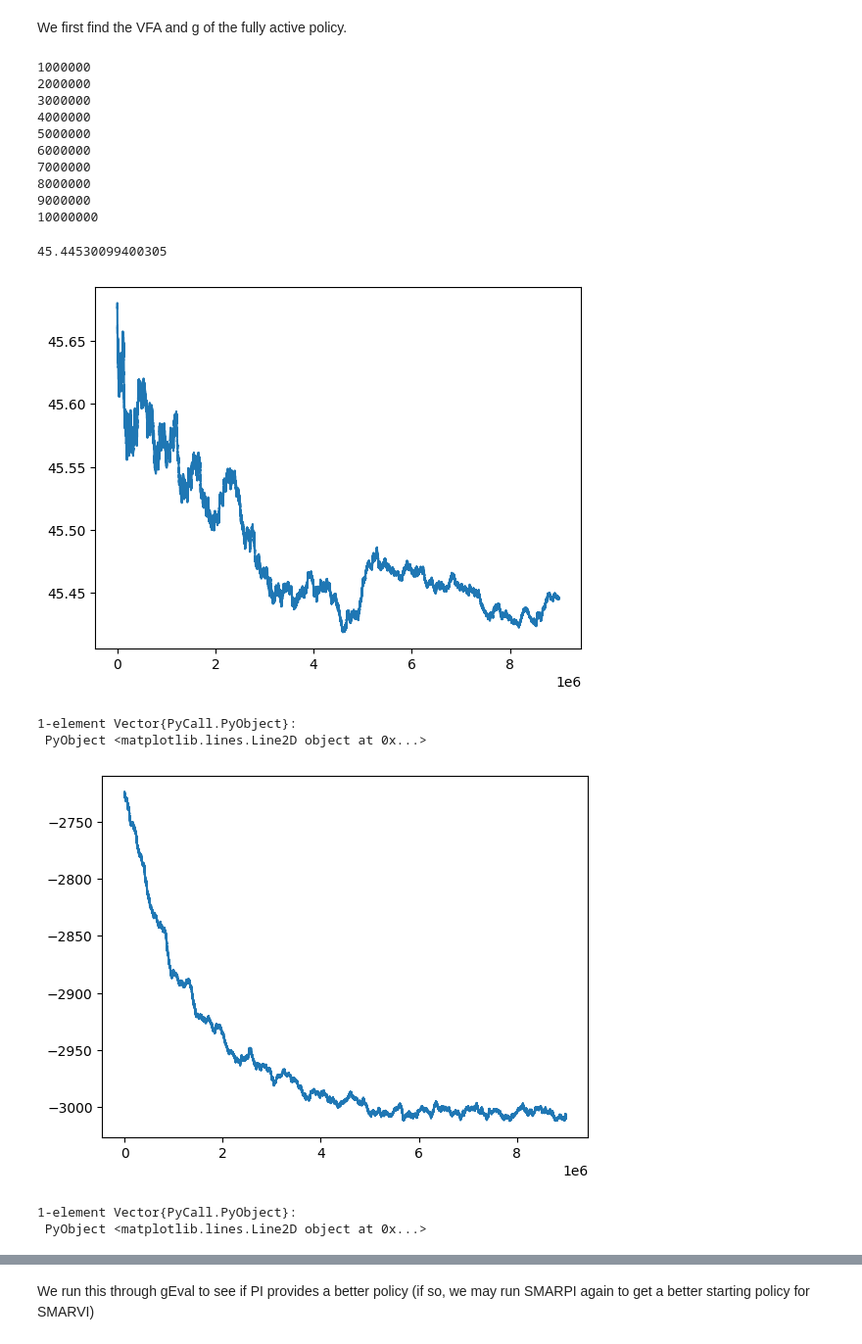
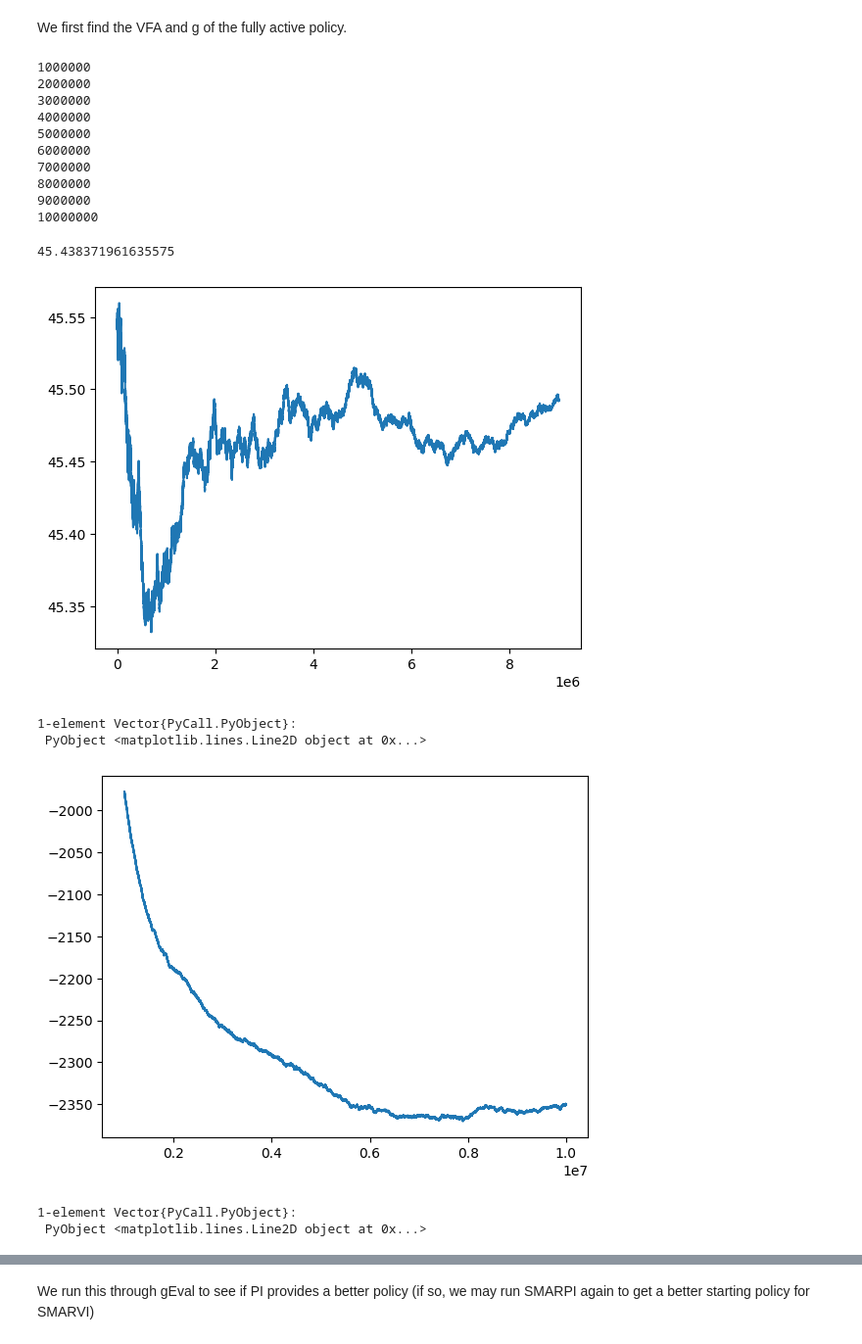
Before and after one commit to fairleyl/PhD-Code, a Jupyter notebook: Problem-Suite-Experiments.ipynb, the cells around one changed output, grey strips where cells are left out. Shown at 98% size. Cells and saved outputs as stored; diff of their text form; code cells hidden in the pictures.

Commit message:
Update Problem-Suite-Experiments.ipynb
First run of non-ST SMARPE on FA policy - seems like ti needs to be run for longer (as expected)

```diff
--- a/Problem-Suite-Experiments.ipynb
+++ b/Problem-Suite-Experiments.ipynb
@@ -5695,8 +5814,8 @@ resultRVIA = rvi(N, alpha_d, alpha_r, beta, tau, c0, c1, r, 0.00001; nMax = 1000
 We first find the VFA and g of the fully active policy.
 # %%
 nMax = 10000000
-resultSMARPI = smarpeNewVFA_ST_fa(N,alpha_d, alpha_r, beta, tau, c0, c1, r, nMax, 0.0001, 0.1; printProgress = true, modCounter = 1000000)
-resultSMARPI[3]
+resultSMARPE = smarpeNewVFA_fa(N,alpha_d, alpha_r, beta, tau, c0, c1, r, nMax, 0.0001, 0.1; printProgress = true, modCounter = 1000000)
+resultSMARPE[3]
 # %% [output]
 1000000
 2000000
@@ -5708,22 +5827,23 @@ resultSMARPI[3]
 8000000
 9000000
 10000000
-45.44530099400305
+45.438371961635575
 # %%
 start = floor(Int64, nMax/10)
 finish = nMax
 PyPlot.plot(resultSMARPI[4][start:finish])
 # %% [output]
-[figure, old version]
+[figure, new version]
 1-element Vector{PyCall.PyObject}:
  PyObject <matplotlib.lines.Line2D object at 0x...>
 # %%
-vs0Hist = resultSMARPI[5]
+vs0Hist = resultSMARPE[5]
 start = floor(Int64, nMax/10)
+finish = nMax
 #start = 1
-PyPlot.plot(vs0Hist[start:nMax])
+PyPlot.plot(start:finish,vs0Hist[start:finish])
 # %% [output]
-[figure, old version]
+[figure, new version]
 1-element Vector{PyCall.PyObject}:
  PyObject <matplotlib.lines.Line2D object at 0x...>
 # %%
```
Also changed, not shown: parts of 5 cells of this notebook.
